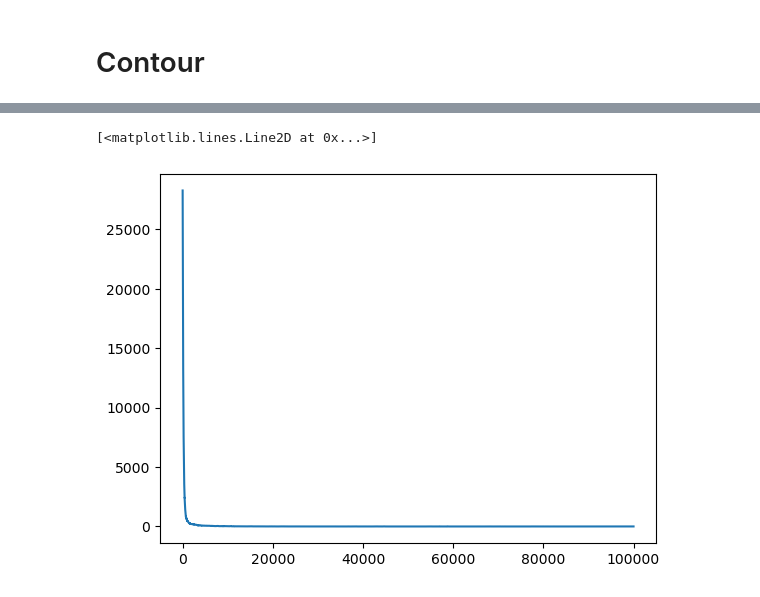
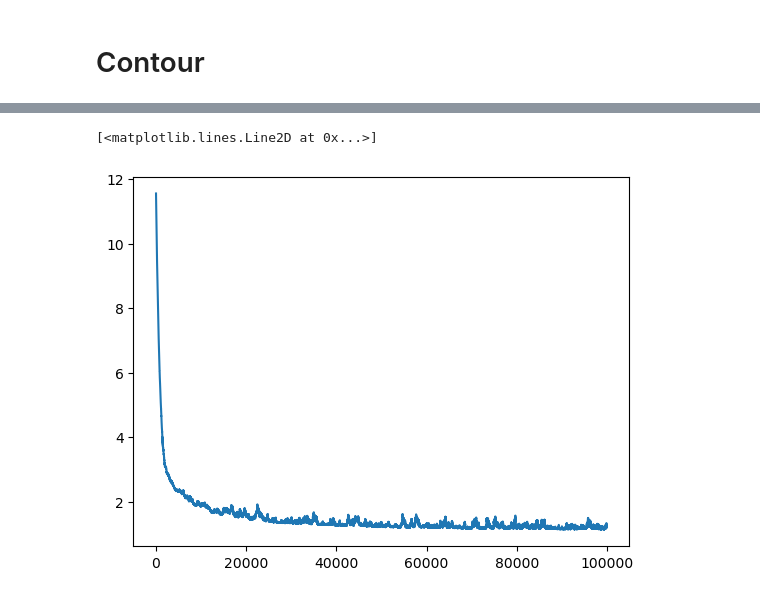
Before and after one commit to congyewang/kgd-code, a Jupyter notebook: Heishiro_MFNN.ipynb, the cells around one changed output, grey strips where cells are left out. Cells and saved outputs as stored; diff of their text form; code cells hidden in the pictures.

```diff
--- a/Heishiro_MFNN.ipynb
+++ b/Heishiro_MFNN.ipynb
@@ -176,7 +176,7 @@ class GradientKernel:
 
 
 def kgd(k_pq, X):
-  return k_pq.evaluate(X).mean()
+  return jnp.sqrt(k_pq.evaluate(X).mean())
 
 def k_imq(x, y, c, b, scale=1.):
   assert b > 0
@@ -188,7 +188,7 @@ k = jit(lambda x, y: k_imq(x, y, 1, 0.5, scale))
 # k = lambda x, y: x.dot(y)
 k_pq = GradientKernel(MFLD.S_PQ, k)
 # %%
-T = 10000
+T = 20000
 num_particles = 100
 
 num_stepsizes = 30
@@ -280,8 +265,12 @@ final_particles.shape
+# %%
+def safe_argmin(x):
+    x_safe = jnp.where(jnp.isnan(x), jnp.inf, x)
+    return jnp.argmin(x_safe)
 # %%
 ntestpoints = 400
 Ztest = jnp.linspace(0, 1, ntestpoints).reshape(-1, 1)
 target_values = target_function(Ztest)
-i_eta = jnp.nanargmin(kgds) # -4 # step size's index
+i_eta = safe_argmin(kgds) # -4 # step size's index
 # predictions =  vmap(lambda i: vmap(lambda z: forward_(final_particles[i_eta, i], z, unravel_fn))(Ztest))(jnp.arange(n_sim)).mean(axis=0)
 predictions =  vmap(lambda z: forward_(final_particles[i_eta, 0], z, unravel_fn))(Ztest)
 
@@ -411,10 +400,10 @@ import pickle
 with open("results_heishiro.pkl", "wb") as g:
     pickle.dump(results_heishiro, g)
 # %%
-KGD_values = []
+KGD_values_contour = []
 for it in range(100000):
-    KGD_values.append(kgd(k_pq, particles_contour[it]))
-plt.plot(KGD_values)
+    KGD_values_contour.append(jnp.sqrt(kgd(k_pq, particles_contour[it])))
+plt.plot(KGD_values_contour)
 # %% [output]
 [<matplotlib.lines.Line2D at 0x...>]
-[figure, old version]
+[figure, new version]
```
Also changed, not shown: parts of 13 cells of this notebook, 7 other files.
